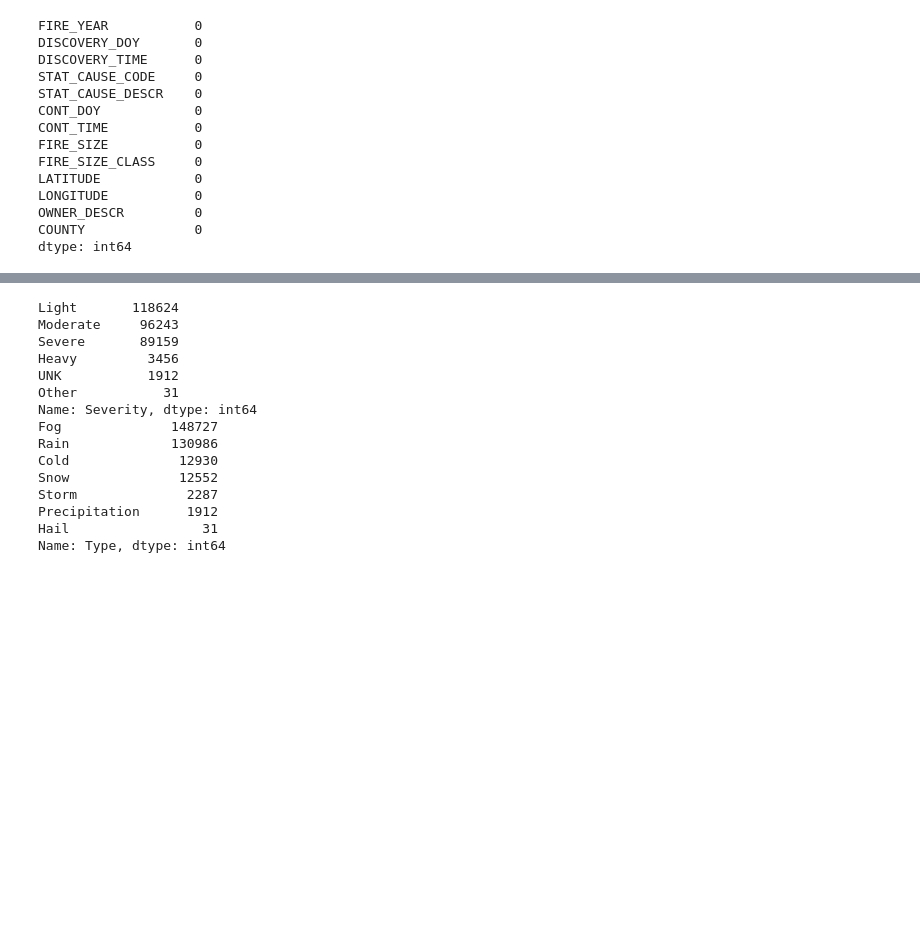
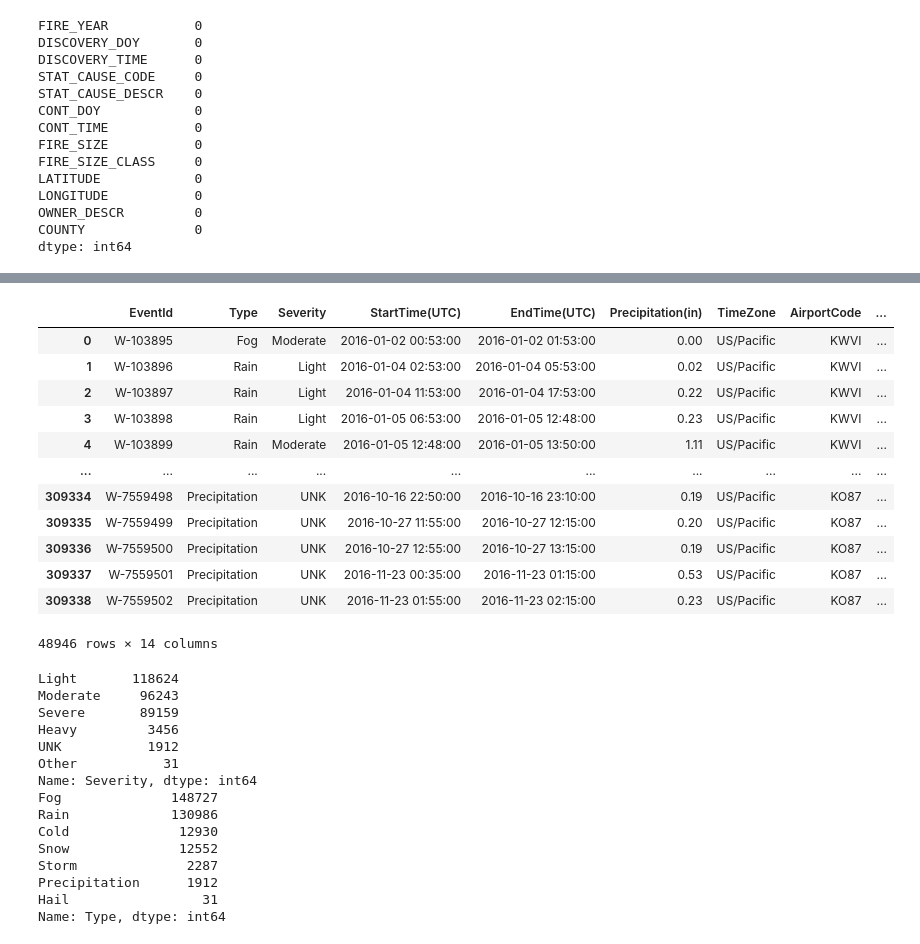
Before and after one commit to rommellp/wildfire_ca, a Jupyter notebook: code_visualizations/wildfires_vis.ipynb, the cells around one changed output, grey strips where cells are left out. Saved outputs shown, nothing was run; the diff lists cells and outputs as text; code cells hidden in the pictures; blank space fills up the shorter version.

```diff
--- a/code_visualizations/wildfires_vis.ipynb
+++ b/code_visualizations/wildfires_vis.ipynb
@@ -154,0 +210,5 @@ weather.head()
+# %%
+weather['StartTime(UTC)']= pd.to_datetime(weather['StartTime(UTC)'])
+weather['EndTime(UTC)']= pd.to_datetime(weather['EndTime(UTC)'])
+
+weather['StartTime(UTC)'].info()
@@ -155,3 +224,20 @@ weather.head()
+# %%
+weather_2016 = weather[(weather['StartTime(UTC)'].dt.year == 2016) & (weather['EndTime(UTC)'].dt.year == 2016)]
+weather_2016
+# %% [output]
+|  | EventId | Type | Severity | StartTime(UTC) | EndTime(UTC) | Precipitation(in) | TimeZone | AirportCode | ... |
+| 0 | W-103895 | Fog | Moderate | 2016-01-02 00:53:00 | 2016-01-02 01:53:00 | 0.00 | US/Pacific | KWVI | ... |
+| 1 | W-103896 | Rain | Light | 2016-01-04 02:53:00 | 2016-01-04 05:53:00 | 0.02 | US/Pacific | KWVI | ... |
+| 2 | W-103897 | Rain | Light | 2016-01-04 11:53:00 | 2016-01-04 17:53:00 | 0.22 | US/Pacific | KWVI | ... |
+| 3 | W-103898 | Rain | Light | 2016-01-05 06:53:00 | 2016-01-05 12:48:00 | 0.23 | US/Pacific | KWVI | ... |
+| 4 | W-103899 | Rain | Moderate | 2016-01-05 12:48:00 | 2016-01-05 13:50:00 | 1.11 | US/Pacific | KWVI | ... |
+| ... | ... | ... | ... | ... | ... | ... | ... | ... | ... |
+| 309334 | W-7559498 | Precipitation | UNK | 2016-10-16 22:50:00 | 2016-10-16 23:10:00 | 0.19 | US/Pacific | KO87 | ... |
+| 309335 | W-7559499 | Precipitation | UNK | 2016-10-27 11:55:00 | 2016-10-27 12:15:00 | 0.20 | US/Pacific | KO87 | ... |
+| 309336 | W-7559500 | Precipitation | UNK | 2016-10-27 12:55:00 | 2016-10-27 13:15:00 | 0.19 | US/Pacific | KO87 | ... |
+| 309337 | W-7559501 | Precipitation | UNK | 2016-11-23 00:35:00 | 2016-11-23 01:15:00 | 0.53 | US/Pacific | KO87 | ... |
+| 309338 | W-7559502 | Precipitation | UNK | 2016-11-23 01:55:00 | 2016-11-23 02:15:00 | 0.23 | US/Pacific | KO87 | ... |
+48946 rows × 14 columns
 # %%
 print(weather.Severity.value_counts())
 print(weather.Type.value_counts())
```
Also changed, not shown: parts of 20 cells of this notebook.
